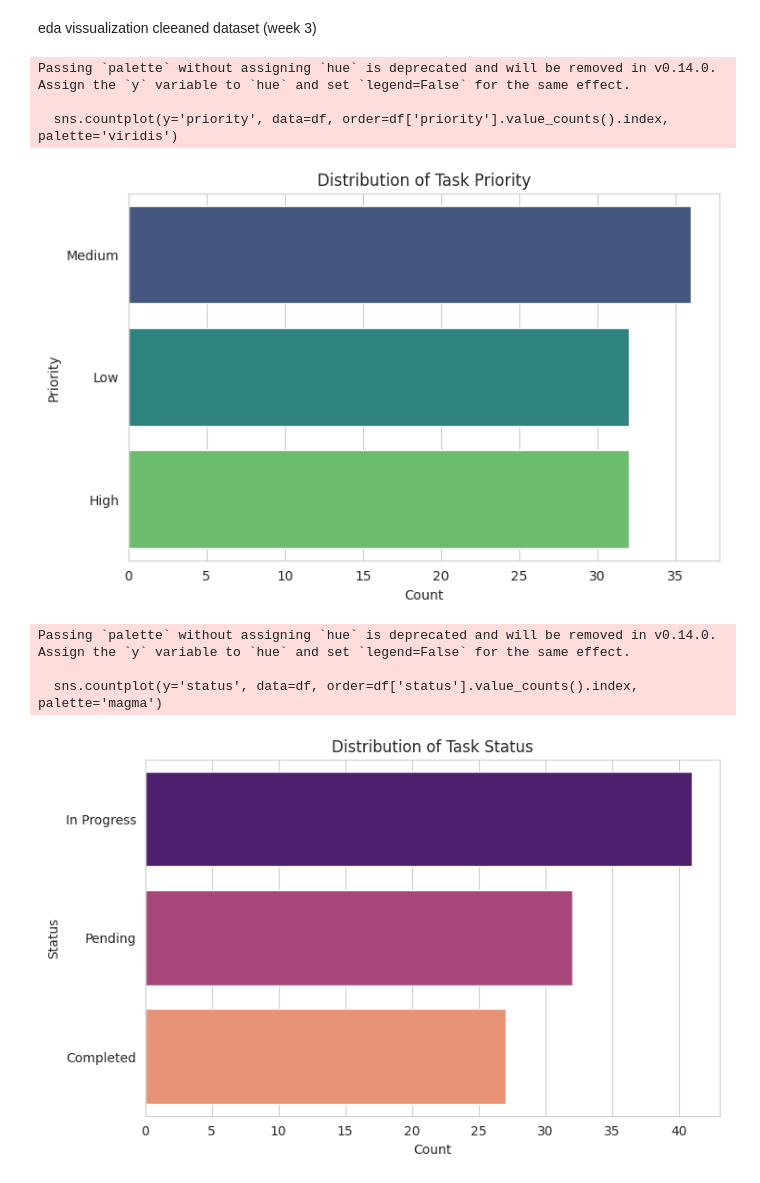
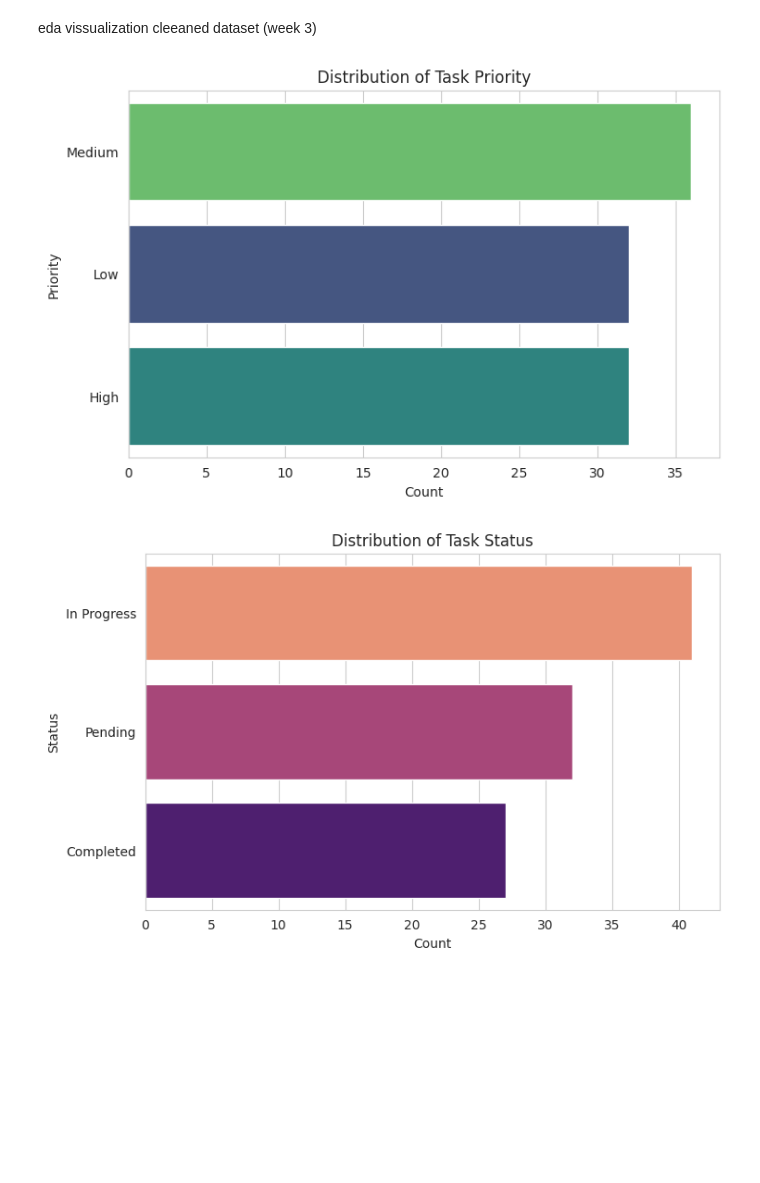
Before and after one commit to Munshid-mhd/AI-TASK-MANAGMENT-SYSTEM, a Jupyter notebook: AI_Task_Managment.ipynb, the cells around one changed output. Cells and saved outputs as stored; diff of their text form; code cells hidden in the pictures; blank space fills up the shorter version.

```diff
--- a/AI_Task_Managment.ipynb
+++ b/AI_Task_Managment.ipynb
@@ -616,7 +616,7 @@ sns.set_style('whitegrid')
 
 # 1. Distribution of Task Priority
 plt.figure(figsize=(8, 5))
-sns.countplot(y='priority', data=df, order=df['priority'].value_counts().index, palette='viridis')
+sns.countplot(y='priority', data=df, order=df['priority'].value_counts().index, palette='viridis', hue='priority', legend=False)
 plt.title('Distribution of Task Priority')
 plt.xlabel('Count')
 plt.ylabel('Priority')
@@ -624,47 +624,41 @@ plt.show()
 
 # 2. Distribution of Task Status
 plt.figure(figsize=(8, 5))
-sns.countplot(y='status', data=df, order=df['status'].value_counts().index, palette='magma')
+sns.countplot(y='status', data=df, order=df['status'].value_counts().index, palette='magma', hue='status', legend=False)
 plt.title('Distribution of Task Status')
 plt.xlabel('Count')
 plt.ylabel('Status')
 plt.show()
 
 # 3. Task Status by Priority (Bivariate Analysis)
 plt.figure(figsize=(10, 6))
 sns.countplot(x='priority', hue='status', data=df, palette='Set1',
               order=['High', 'Medium', 'Low'])
 plt.title('Task Status by Priority')
 plt.xlabel('Priority')
 plt.ylabel('Count')
 plt.legend(title='Status')
 plt.show()
 
 # 4. Distribution of Tasks by Due Day of the Week
 # Use the engineered feature 'due_day_of_week'
 day_order = ['Monday', 'Tuesday', 'Wednesday', 'Thursday', 'Friday', 'Saturday', 'Sunday']
 plt.figure(figsize=(10, 6))
-sns.countplot(x='due_day_of_week', data=df, order=day_order, palette='cividis')
+sns.countplot(x='due_day_of_week', data=df, order=day_order, palette='cividis', hue='due_day_of_week', legend=False)
 plt.title('Distribution of Task Deadlines by Day of the Week')
 plt.xlabel('Day of the Week')
 plt.ylabel('Count')
 plt.show()
 
 # 5. Top 10 Assigned Users
 top_users = df['assigned_user'].value_counts().nlargest(10).index
 plt.figure(figsize=(12, 6))
-sns.countplot(y='assigned_user', data=df, order=top_users, palette='Spectral')
+sns.countplot(y='assigned_user', data=df, order=top_users, palette='Spectral', hue='assigned_user', legend=False)
 plt.title('Top 10 Most Assigned Users')
 plt.xlabel('Number of Tasks Assigned')
 plt.ylabel('Assigned User')
 plt.show()
 # %% [output]
-Passing `palette` without assigning `hue` is deprecated and will be removed in v0.14.0. Assign the `y` variable to `hue` and set `legend=False` for the same effect.
-
-  sns.countplot(y='priority', data=df, order=df['priority'].value_counts().index, palette='viridis')
-[figure, old version]
+[figure, new version]
-Passing `palette` without assigning `hue` is deprecated and will be removed in v0.14.0. Assign the `y` variable to `hue` and set `legend=False` for the same effect.
-
-  sns.countplot(y='status', data=df, order=df['status'].value_counts().index, palette='magma')
-[figure, old version]
+[figure, new version]
 [figure]
```
Also changed, not shown: parts of 3 cells of this notebook.
